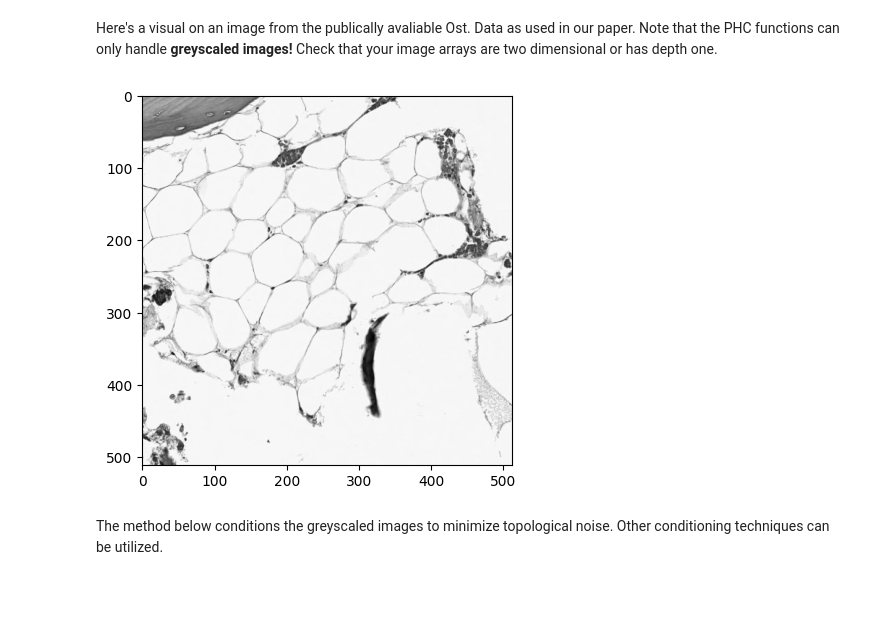
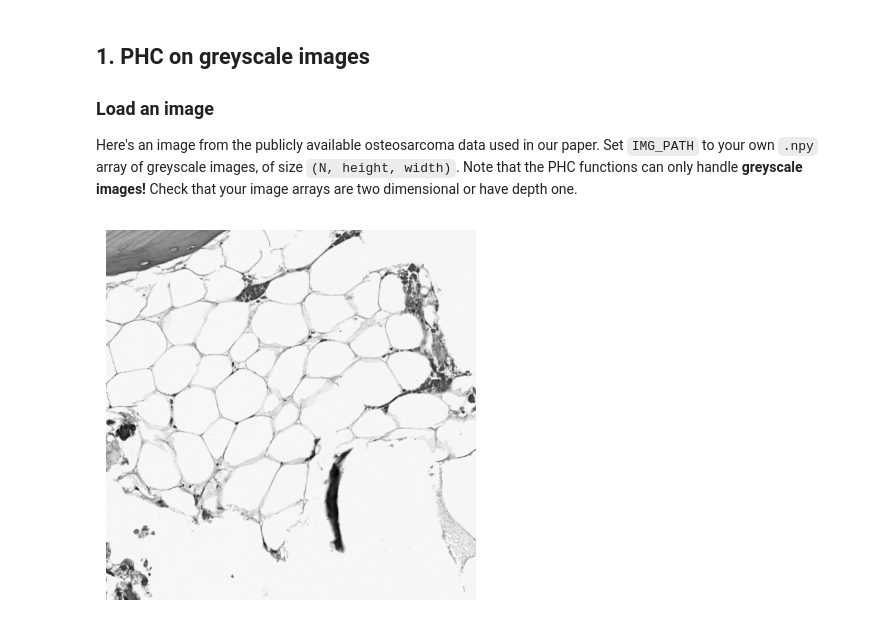
Before and after one commit to Shrunalp/PHC, a Jupyter notebook: PHC_Tutorial.ipynb, the cells around one changed output. Saved outputs shown, nothing was run; the diff lists cells and outputs as text; code cells hidden in the pictures; blank space fills up the shorter version.

```diff
--- a/PHC_Tutorial.ipynb
+++ b/PHC_Tutorial.ipynb
@@ -13,9 +20,20 @@ test_sample = histo_imgs[0]
 # %% [markdown]
-Here's a visual on an image from the publically avaliable Ost. Data as used in our paper. Note that the PHC functions can only handle **greyscaled images!** Check that your image arrays are two dimensional or has depth one.
+## 1. PHC on greyscale images
+
+### Load an image
+
+Here's an image from the publicly available osteosarcoma data used in our paper. Set
+`IMG_PATH` to your own `.npy` array of greyscale images, of size `(N, height, width)`. Note that
+the PHC functions can only handle **greyscale images!** Check that your image arrays are
+two dimensional or have depth one.
-# %%
-plt.imshow(test_sample, cmap="gray")
-plt.show()
-# %% [output]
-[figure, removed]
-# %% [markdown]
-The method below conditions the greyscaled images to minimize topological noise. Other conditioning techniques can be utilized.
+# %%
+IMG_PATH = "grey_ost_img/image_data.npy"  # (N, 512, 512) greyscale images
+
+histo_imgs = np.load(IMG_PATH, mmap_mode="r", allow_pickle=True)
+test_sample = np.asarray(histo_imgs[0])
+
+plt.imshow(test_sample, cmap="gray")
+plt.axis("off")
+plt.show()
+# %% [output]
+[figure, added]
```
Also changed, not shown: parts of 19 cells of this notebook, 30 other files.
